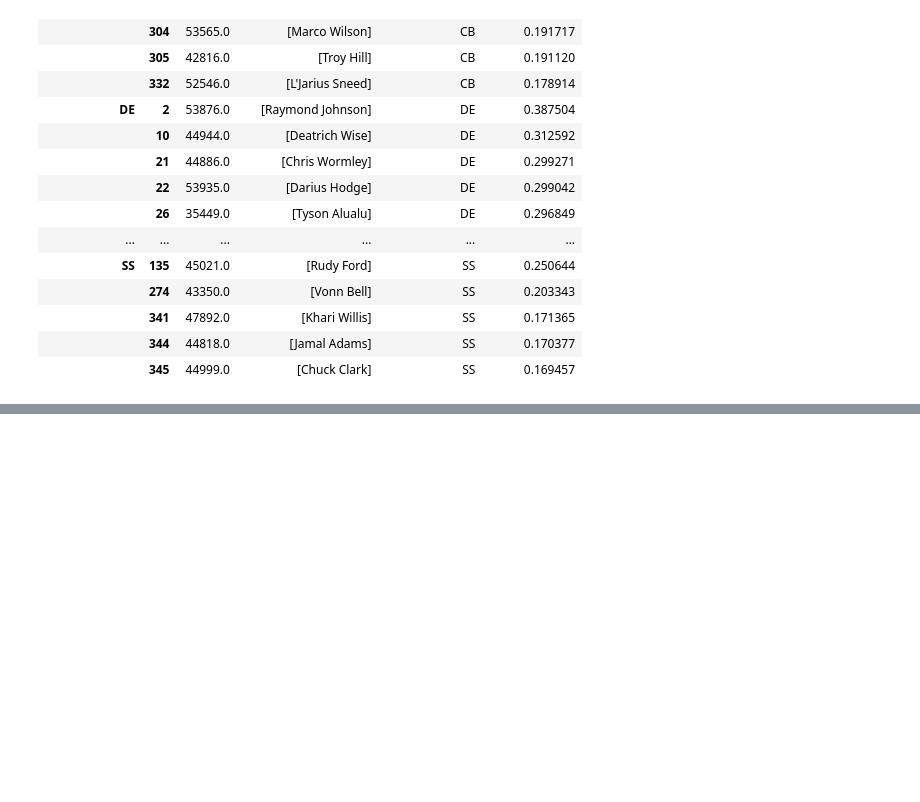
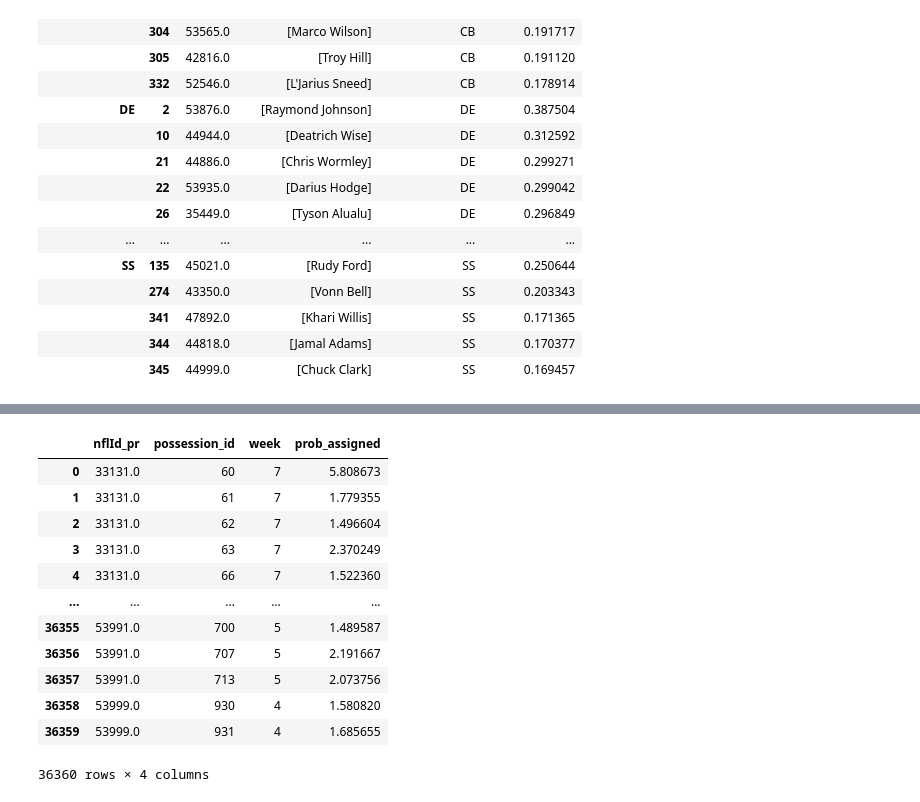
Before and after one commit to IshTheCoder/Matchup_Identifier, a Jupyter notebook: src/Maximization Sandbox.ipynb, the cells around one changed output, grey strips where cells are left out. Saved outputs shown, nothing was run; the diff lists cells and outputs as text; code cells hidden in the pictures; blank space fills up the shorter version.

```diff
--- a/src/Maximization Sandbox.ipynb
+++ b/src/Maximization Sandbox.ipynb
@@ -184,0 +184,16 @@ attention_df.rename(mapper = {"displayName":"rusher_name"}, inplace = True, axis
+# %%
+max_attention_drawn_possession
+# %% [output]
+|  | nflId_pr | possession_id | week | prob_assigned |
+| 0 | 33131.0 | 60 | 7 | 5.808673 |
+| 1 | 33131.0 | 61 | 7 | 1.779355 |
+| 2 | 33131.0 | 62 | 7 | 1.496604 |
+| 3 | 33131.0 | 63 | 7 | 2.370249 |
+| 4 | 33131.0 | 66 | 7 | 1.522360 |
+| ... | ... | ... | ... | ... |
+| 36355 | 53991.0 | 700 | 5 | 1.489587 |
+| 36356 | 53991.0 | 707 | 5 | 2.191667 |
+| 36357 | 53991.0 | 713 | 5 | 2.073756 |
+| 36358 | 53999.0 | 930 | 4 | 1.580820 |
+| 36359 | 53999.0 | 931 | 4 | 1.685655 |
+36360 rows × 4 columns
```
Also changed, not shown: parts of 17 cells of this notebook.
